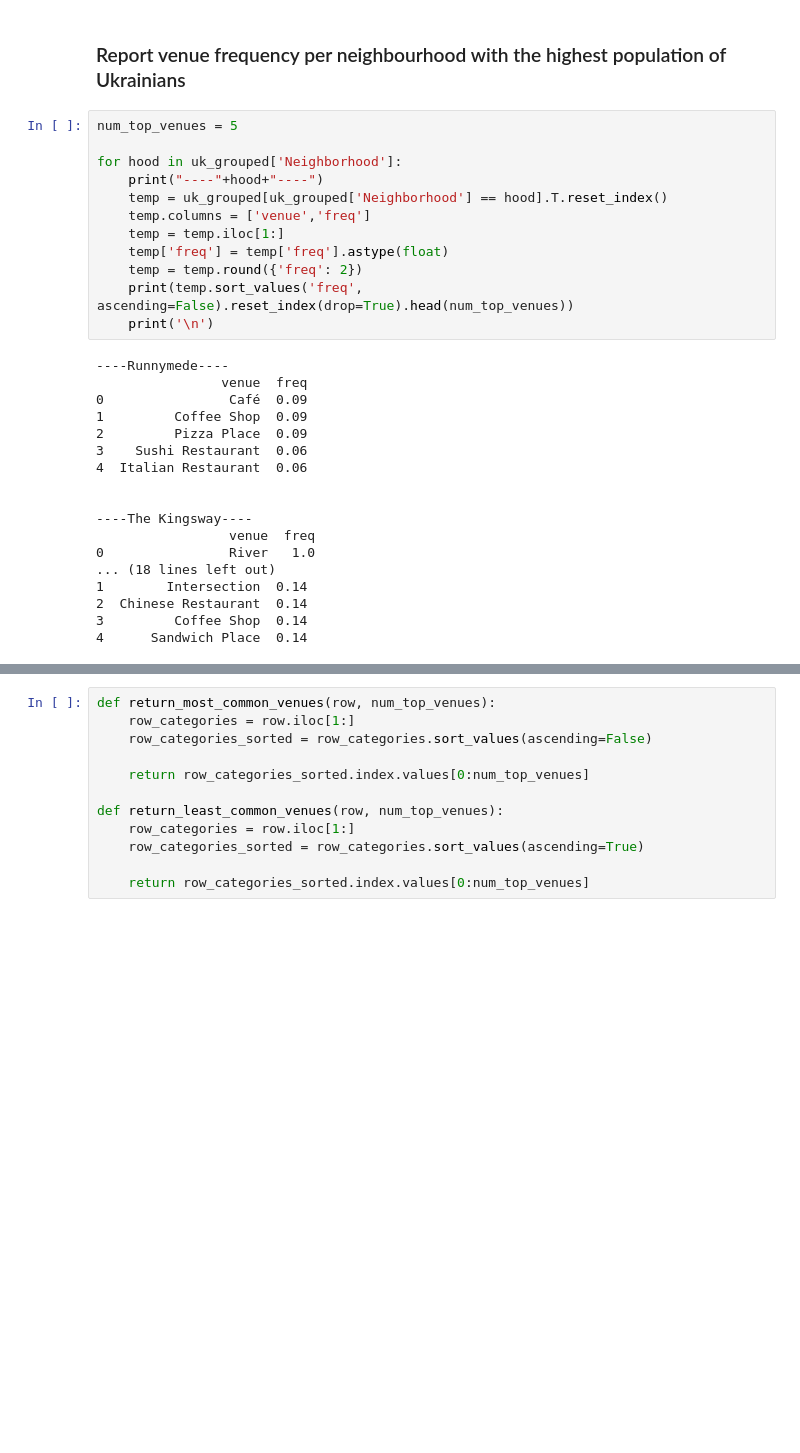
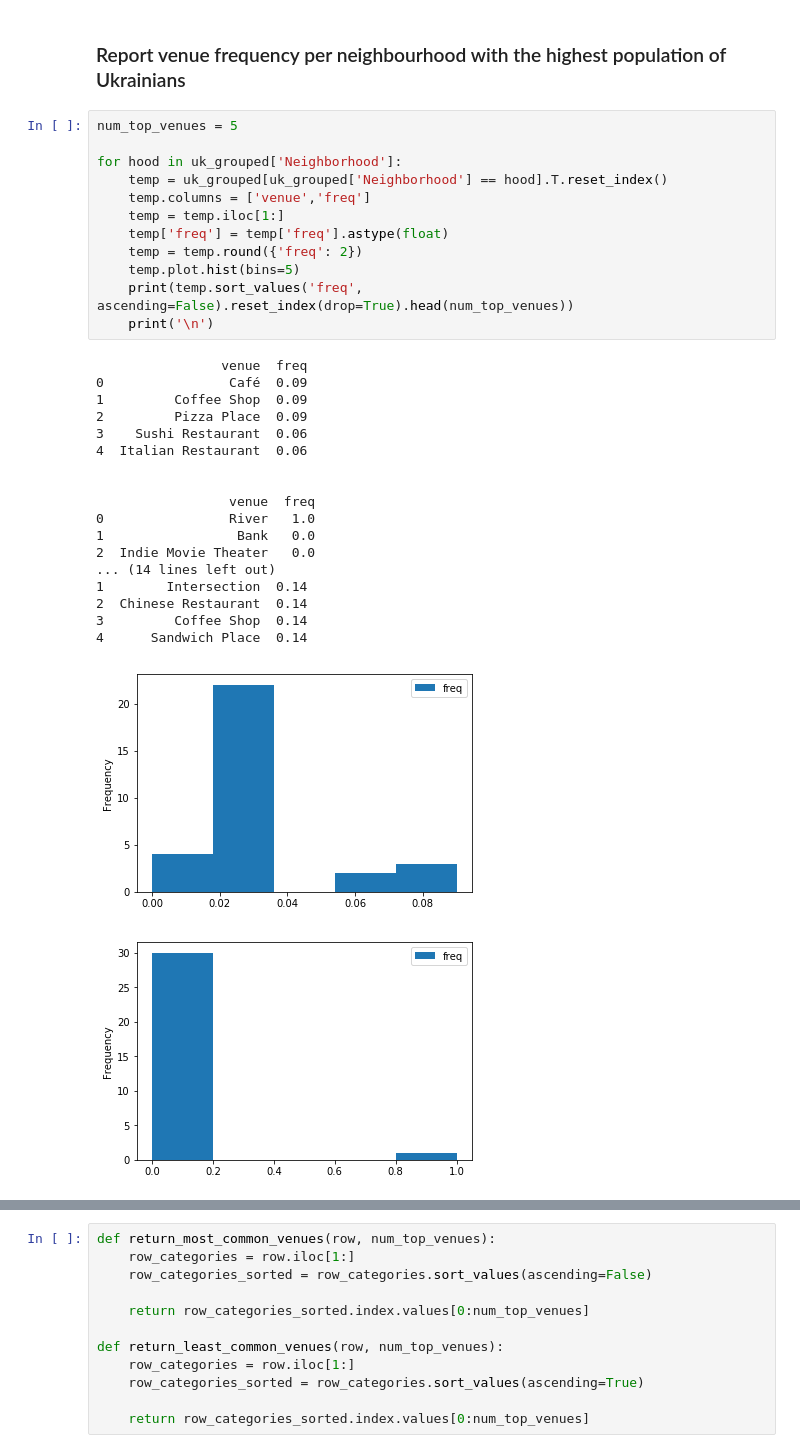
Before and after one commit to unixdev0/DataScience, a Jupyter notebook: IBM-Applied-DataScience-Capstone.ipynb, the cells around one changed output, grey strips where cells are left out. Drawn from its saved outputs; the diff is of its cells as text; blank space fills up the shorter version.

```diff
--- a/IBM-Applied-DataScience-Capstone.ipynb
+++ b/IBM-Applied-DataScience-Capstone.ipynb
@@ -656,30 +676,32 @@ uk_grouped.shape
 # %%
 num_top_venues = 5
 
 for hood in uk_grouped['Neighborhood']:
-    print("----"+hood+"----")
     temp = uk_grouped[uk_grouped['Neighborhood'] == hood].T.reset_index()
     temp.columns = ['venue','freq']
     temp = temp.iloc[1:]
     temp['freq'] = temp['freq'].astype(float)
     temp = temp.round({'freq': 2})
+    temp.plot.hist(bins=5)
     print(temp.sort_values('freq', ascending=False).reset_index(drop=True).head(num_top_venues))
     print('\n')
 # %% [output]
-----Runnymede----
                 venue  freq
 0                Café  0.09
 1         Coffee Shop  0.09
 2         Pizza Place  0.09
 3    Sushi Restaurant  0.06
 4  Italian Restaurant  0.06
 
 
-----The Kingsway----
                  venue  freq
 0                River   1.0
-... (18 lines left out)
+1                 Bank   0.0
+2  Indie Movie Theater   0.0
+... (14 lines left out)
 1        Intersection  0.14
 2  Chinese Restaurant  0.14
 3         Coffee Shop  0.14
 4      Sandwich Place  0.14
+[figure, added]
+[figure, added]
```
Also changed, not shown: parts of 8 cells of this notebook.
